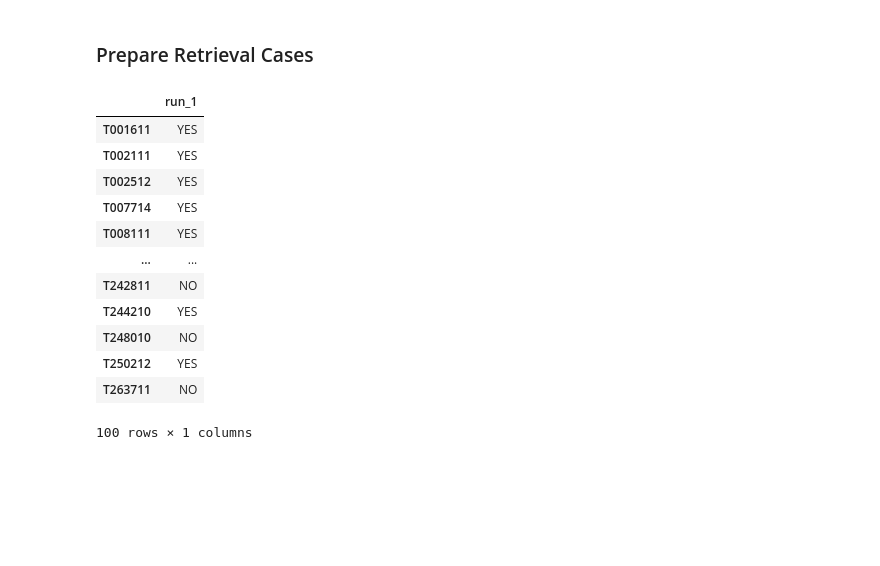
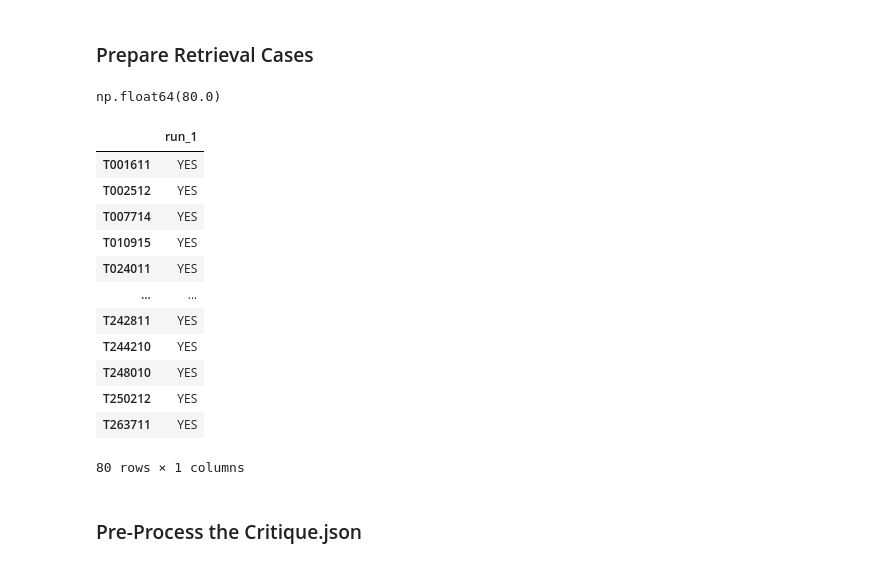
Before and after one commit to dahrb/Inventive_Step_ADM, a Jupyter notebook: Data/data_prep.ipynb, the cells around one changed output. Drawn from its saved outputs; the diff is of its cells as text; code cells hidden in the pictures; blank space fills up the shorter version.

```diff
--- a/Data/data_prep.ipynb
+++ b/Data/data_prep.ipynb
@@ -333,17 +341,22 @@ df = pd.read_json('/users/sgdbareh/scratch/ADM_JURIX/Outputs/Train_Cases_Truth/r
 total = len(df)
 yes_count = df['run_1'].astype(str).str.strip().str.upper().eq('YES').sum()
 pct = (yes_count / total * 100) if total else 0.0
+pct
 # %% [output]
-|  | run_1 |
-| T001611 | YES |
-| T002111 | YES |
-| T002512 | YES |
-| T007714 | YES |
-| T008111 | YES |
-| ... | ... |
-| T242811 | NO |
-| T244210 | YES |
-| T248010 | NO |
-| T250212 | YES |
-| T263711 | NO |
-100 rows × 1 columns
+np.float64(80.0)
+# %%
+good_reason = df[df['run_1'].str.strip().str.upper().eq('YES')]
+# %% [output]
+|  | run_1 |
+| T001611 | YES |
+| T002512 | YES |
+| T007714 | YES |
+| T010915 | YES |
+| T024011 | YES |
+| ... | ... |
+| T242811 | YES |
+| T244210 | YES |
+| T248010 | YES |
+| T250212 | YES |
+| T263711 | YES |
+80 rows × 1 columns
@@ -349,0 +365,2 @@ pct = (yes_count / total * 100) if total else 0.0
+# %% [markdown]
+### Pre-Process the Critique.json
```
Also changed, not shown: parts of 6 cells of this notebook, 46 other files.
